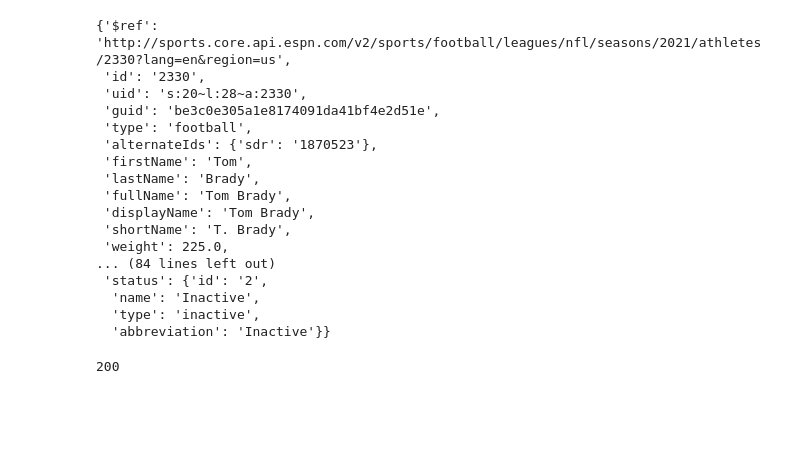
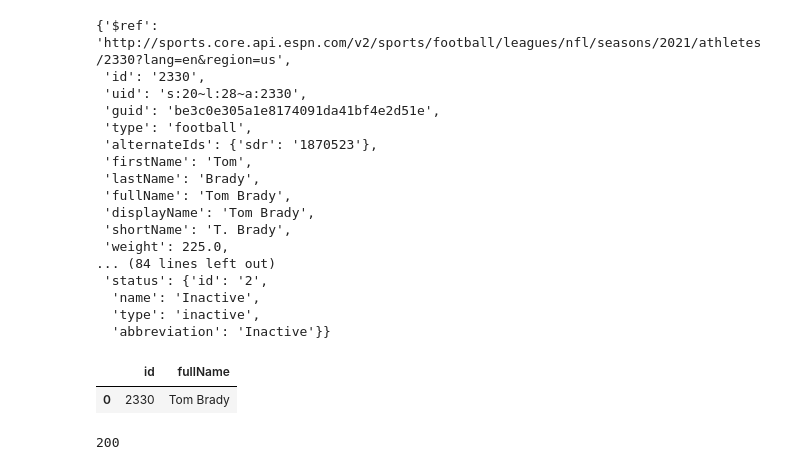
Before and after one commit to okennedyumd/INST414-Project, a Jupyter notebook: NFL_API_DATABASE.ipynb, the cells around one changed output. Saved outputs shown, nothing was run; the diff lists cells and outputs as text; code cells hidden in the pictures; blank space fills up the shorter version.

```diff
--- a/NFL_API_DATABASE.ipynb
+++ b/NFL_API_DATABASE.ipynb
@@ -122,7 +122,7 @@ resp1_obj
        'athlete': {'$ref': 'http://sports.core.api.espn.com/v2/sports/football/leagues/nfl/seasons/2021/athletes/4031140?lang=en&region=us'},
        'rank': 2}]}}}]}
 # %%
-resp2 = requests.get("https://sports.core.api.espn.com/v2/sports/football/leagues/nfl/seasons/2021/types/2/leaders?limit=50")
+resp2 = requests.get("https://sports.core.api.espn.com/v2/sports/football/leagues/nfl/seasons/2021/types/2/leaders?limit=40")
 resp2.status_code
 # %% [output]
 200
@@ -160,9 +160,12 @@ players3.head()
 | 3 | 4839 | 4839.0 | [athlete] | {'$ref': 'http://sports.core.api.... | {'$ref': 'http://sports.core.api.... | {'$ref': 'http://sports.core.api.... |
 | 4 | 4804 | 4804.0 | [athlete] | {'$ref': 'http://sports.core.api.... | {'$ref': 'http://sports.core.api.... | {'$ref': 'http://sports.core.api.... |
 # %%
-tb = requests.get(players3['athlete'][0]['$ref'])
-tb2 = tb.json()
-tb2
+i = 0
+lead = players3['athlete']
+for line in lead:
+    tb = requests.get(lead[i]['$ref'])
+    tb2 = tb.json()
+    tb2
 # %% [output]
 {'$ref': 'http://sports.core.api.espn.com/v2/sports/football/leagues/nfl/seasons/2021/athletes/2330?lang=en&region=us',
  'id': '2330',
@@ -181,6 +184,18 @@ tb2
   'name': 'Inactive',
   'type': 'inactive',
   'abbreviation': 'Inactive'}}
+# %%
+a = tb2['fullName']
+b = tb2['id']
+
+athelete = pd.DataFrame(columns = ['id', 'fullName'])
+for line in athelete:
+    atheletes = athelete.assign(id = [b], fullName = [a])
+
+atheletes
+# %% [output]
+|  | id | fullName |
+| 0 | 2330 | Tom Brady |
 # %%
 resp3 = requests.get("https://sports.core.api.espn.com/v2/sports/football/leagues/nfl/seasons/2021/types/2/teams/1/statistics")
 resp3.status_code
```
Also changed, not shown: parts of 1 cell of this notebook.
